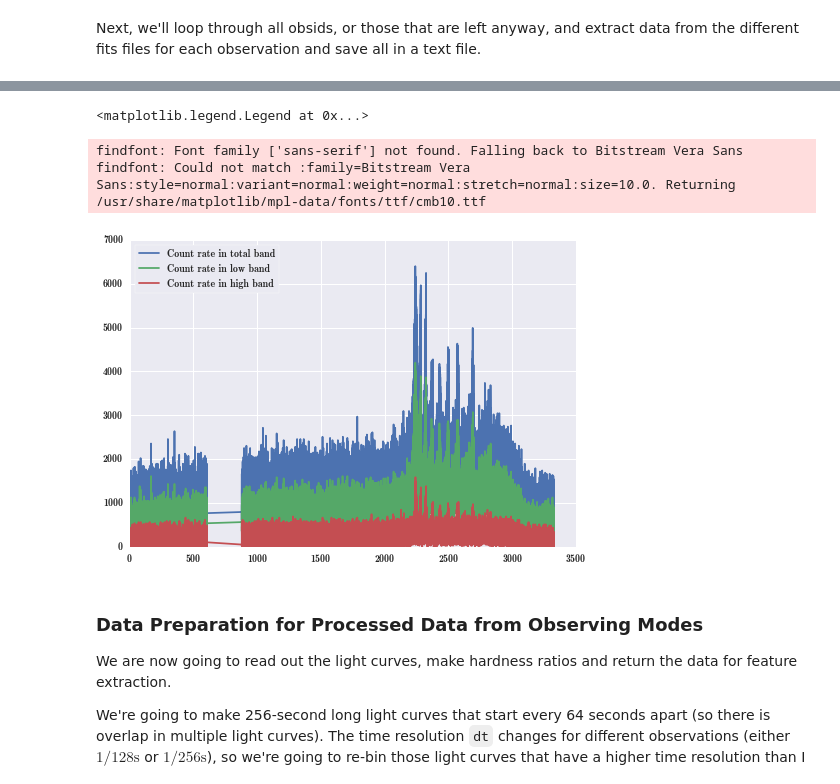
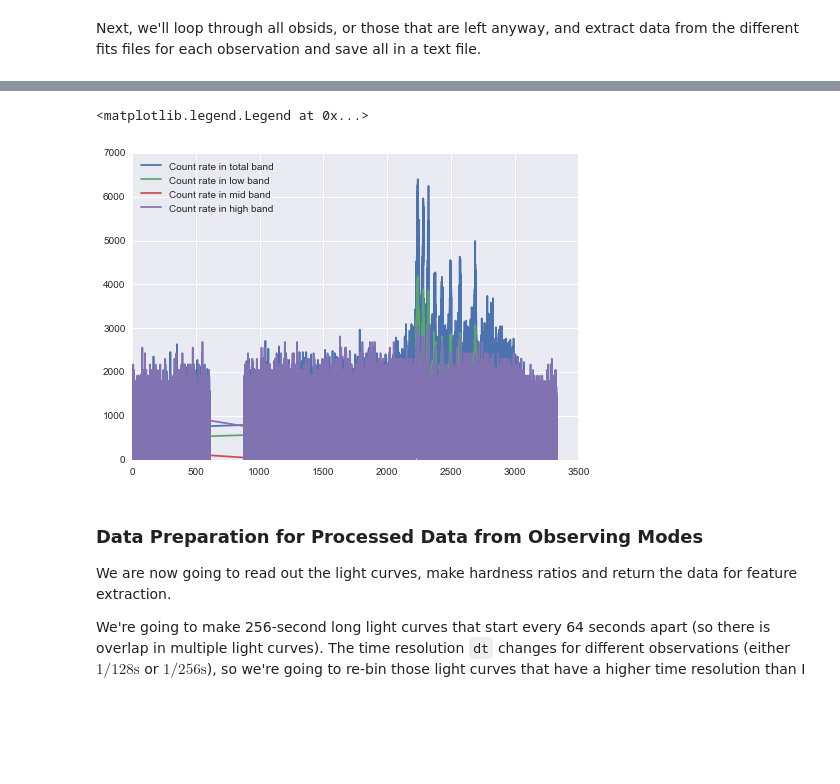
Before and after one commit to dhuppenkothen/BlackHoleMagic, a Jupyter notebook: GRS1915_DataPreparation.ipynb, the cells around one changed output, grey strips where cells are left out. Cells and saved outputs as stored; diff of their text form; code cells hidden in the pictures; blank space fills up the shorter version.

```diff
--- a/GRS1915_DataPreparation.ipynb
+++ b/GRS1915_DataPreparation.ipynb
@@ -337,15 +362,14 @@ WARNING
 # %%
 ## let's plot an example of the three bands
 dtest = np.loadtxt("LC_20402-01-30-01_combined.dat")
 plt.plot(dtest[:,0], dtest[:,1], label="Count rate in total band")
 plt.plot(dtest[:,0], dtest[:,2], label="Count rate in low band")
-plt.plot(dtest[:,0], dtest[:,3], label="Count rate in high band")
+plt.plot(dtest[:,0], dtest[:,3], label="Count rate in mid band")
+plt.plot(dtest[:,0], dtest[:,4], label="Count rate in high band")
 plt.legend(loc="upper left")
 # %% [output]
 <matplotlib.legend.Legend at 0x...>
-findfont: Font family ['sans-serif'] not found. Falling back to Bitstream Vera Sans
-findfont: Could not match :family=Bitstream Vera Sans:style=normal:variant=normal:weight=normal:stretch=normal:size=10.0. Returning /usr/share/matplotlib/mpl-data/fonts/ttf/cmb10.ttf
-[figure, old version]
+[figure, new version]
 # %% [markdown]
 ### Data Preparation for Processed Data from Observing Modes
 
```
Also changed, not shown: parts of 14 cells of this notebook, 6 other files.
